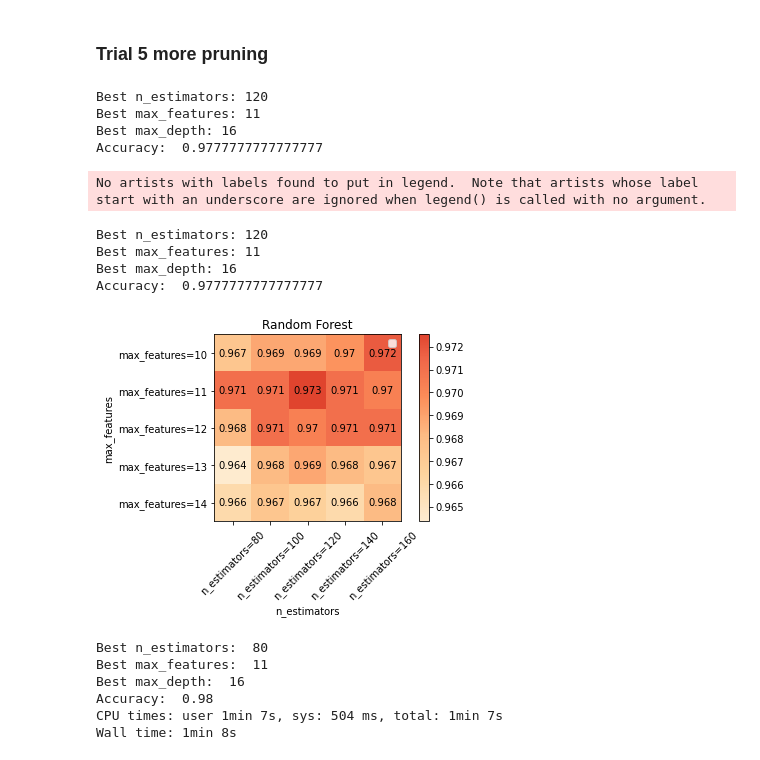
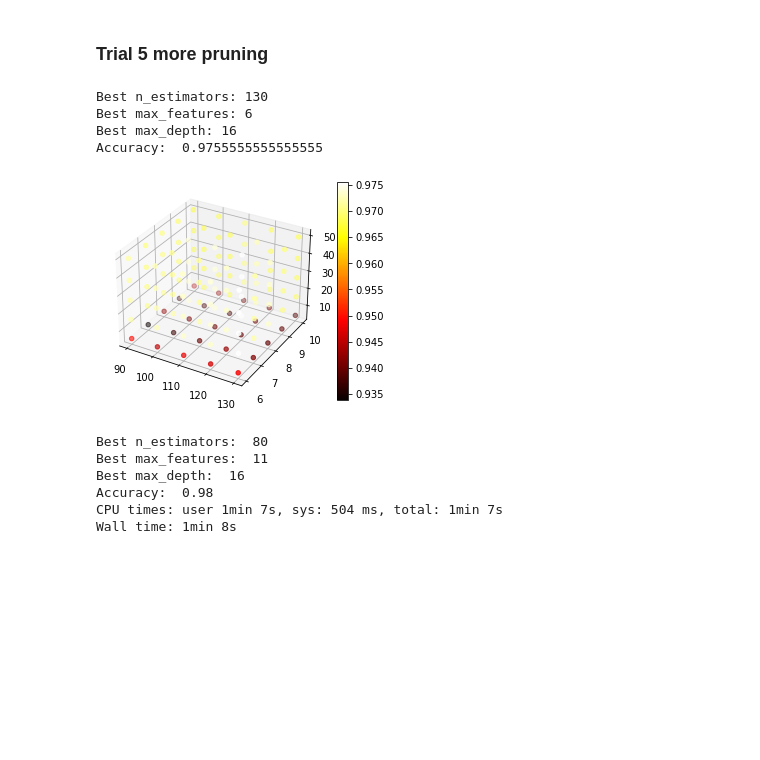
Before and after one commit to jasonmrimer/cse590-machine-learning, a Jupyter notebook: midterm/problem 4 random forest.ipynb, the cells around one changed output. Saved outputs shown, nothing was run; the diff lists cells and outputs as text; code cells hidden in the pictures; blank space fills up the shorter version.

```diff
--- a/midterm/problem 4 random forest.ipynb
+++ b/midterm/problem 4 random forest.ipynb
@@ -88,6 +88,7 @@ def include_additional_parameters(max_depth, max_leaf_nodes, parameters):
 
 
 def graph_grid_search_random_forest(grid_search):
+    print(grid_search.cv_results_)
     sklearn_evaluation.evaluator.plot.grid_search(
         grid_search.cv_results_,
         change=("n_estimators", "max_features")
@@ -98,6 +99,20 @@ def graph_grid_search_random_forest(grid_search):
     plt.ylabel("max_features")
     plt.legend()
     plt.show()
+
+
+def plot_3d_heatmap(grid_results):
+    result_params = grid_results.cv_results_['params']
+    df = pd.DataFrame(result_params)
+    fig = plt.figure()
+    ax = fig.add_subplot(111, projection='3d')
+    x = df.loc[:, 'n_estimators']
+    y = df.loc[:, 'max_features']
+    z = df.loc[:, 'max_depth']
+    c = grid_results.cv_results_['mean_test_score']
+    img = ax.scatter(x, y, z, c=c, cmap=plt.hot())
+    fig.colorbar(img)
+    plt.show()
 # %% [markdown]
 ### Start finding optimal parameters
 use 4-fold cross validation and heatmaps to determine best params. keep track of times in case coomputing resources in jeopardy
@@ -177,23 +192,20 @@ Wall time: 1min 22s
 # %%
 np.random.seed(42)
 
-n_estimators = np.linspace(80, 160, 5, dtype=int)
-max_features = np.linspace(10, 14, 5, dtype=int)
-max_depth = np.linspace(16, 16, 1, dtype=int)
+n_estimators = np.linspace(90, 130, 5, dtype=int)
+max_features = np.linspace(6, 10, 5, dtype=int)
+max_depth = np.linspace(5, 50, 5, dtype=int)
 
-grid_search = grid_search_random_forest(n_estimators, max_features, max_depth)
-graph_grid_search_random_forest(grid_search)
+grid_search_t5_pruning = grid_search_random_forest(n_estimators, max_features, max_depth)
 # %% [output]
-Best n_estimators: 120
-Best max_features: 11
+Best n_estimators: 130
+Best max_features: 6
 Best max_depth: 16
-Accuracy:  0.9777777777777777
+Accuracy:  0.9755555555555555
-No artists with labels found to put in legend.  Note that artists whose label start with an underscore are ignored when legend() is called with no argument.
-Best n_estimators: 120
-Best max_features: 11
-Best max_depth: 16
-Accuracy:  0.9777777777777777
-[figure, removed]
+# %%
+plot_3d_heatmap(grid_search_t5_pruning)
+# %% [output]
+[figure, added]
 # %%
 np.random.seed(42)
 
```
Also changed, not shown: parts of 5 cells of this notebook, 1 other file.
